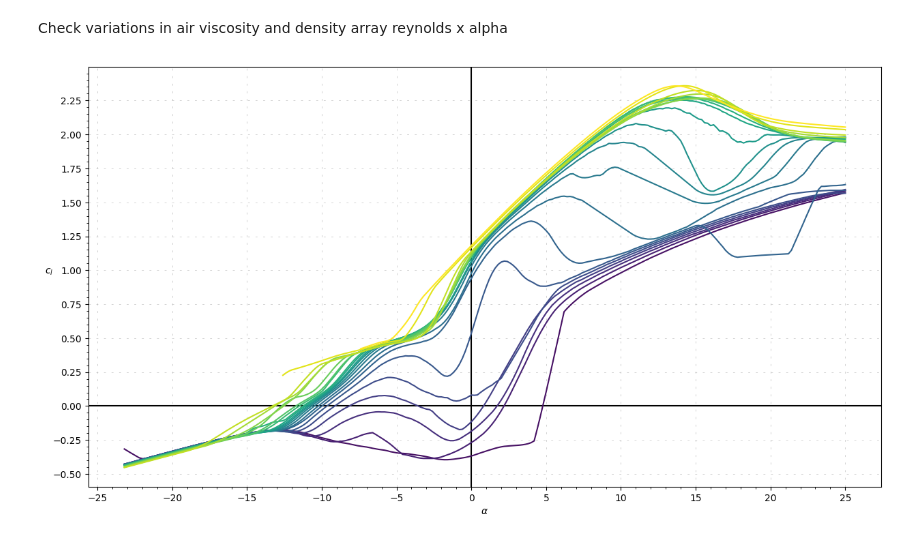
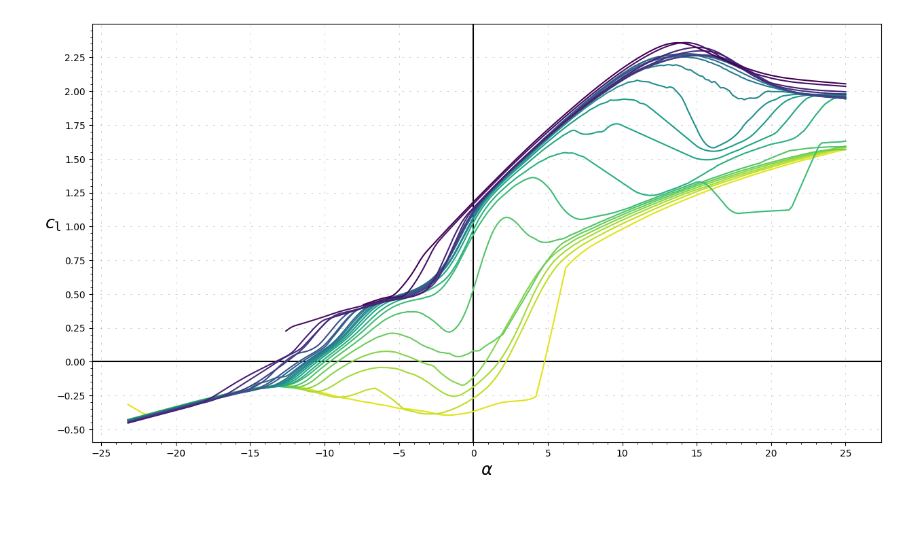
Before and after one commit to hg-heds/14bits_calc, a Jupyter notebook: aerodynamics.ipynb, the cells around one changed output. Cells and saved outputs as stored; diff of their text form; code cells hidden in the pictures; blank space fills up the shorter version.

Commit message:
cl x alpha

```diff
--- a/aerodynamics.ipynb
+++ b/aerodynamics.ipynb
@@ -18,22 +22,44 @@ velocity = AIR_VISCOSITY * reynolds / AIR_DENSITY / MEAN_CHORD
 l = AIR_DENSITY * velocity**2 * MEAN_CHORD      * WINGSPAN * CL / 2
 d = AIR_DENSITY * velocity**2 * MEAN_CHORD      * WINGSPAN * CD / 2
 m = AIR_DENSITY * velocity**2 * MEAN_CHORD**2   * WINGSPAN * CM / 2
-# %% [markdown]
-Check variations in air viscosity and density
-array reynolds x alpha
+# %%
+colormap = {
+    "None":{
+        "fig_facecolor":"white",
+        "axes_lines":"black",
+        "ax_facecolor":"white",
+        "tick_color":"black",
+        "label_color":"black"
+
+    },
+    "Dark":{
+        "fig_facecolor":(0.117,0.117,0.117),
+        "axes_lines":"grey",
+        "ax_facecolor":(0.05,0.05,0.05),
+        "tick_color":"grey",
+        "label_color":(0.4,0.4,0.4)
+
+    }
+}
+# %%
+current_cm = colormap['None']
 # %%
 fig = plt.figure(figsize=(15,8))
+fig.set_facecolor(current_cm['fig_facecolor'])
 ax = fig.add_subplot(1,1,1)
-ax.set_ylabel("$c_l$",rotation=0)
-ax.set_xlabel("$\\alpha$")
-ax.axvline(color='black')
-ax.axhline(color='black')
+ax.set_ylabel("$c_{\\mathtt{l}}$",rotation=0,color=current_cm['label_color'],fontsize=18)
+ax.set_xlabel("$\\alpha$",color=current_cm['label_color'],fontsize=18)
+ax.axvline(color=current_cm['axes_lines'])
+ax.axhline(color=current_cm['axes_lines'])
 ax.grid(which='major',linewidth=0.4,linestyle=(0, (5,15)))
 ax.set_yticks(np.arange(-0.5,3,0.05),minor=True)
 ax.set_yticks(np.arange(-0.5,3,0.25))
 ax.set_xticks(alpha[0::5],minor=True)
+ax.tick_params(axis='x', colors=current_cm['tick_color'])
+ax.tick_params(axis='y', colors=current_cm['tick_color'])
 ax.set_xticks(alpha[0::25])
+ax.set_facecolor(current_cm['ax_facecolor'])
 for i,rey in enumerate(reynolds):
-    ax.plot(alpha,cl[:,i],color=colormap.viridis((i+1)/(len(reynolds))))
+    ax.plot(alpha,cl[:,i],color=cmap.viridis_r((i+1)/(len(reynolds))))
 # %% [output]
-[figure, old version]
+[figure, new version]
```
Also changed, not shown: parts of 2 cells of this notebook, 2 other files.
